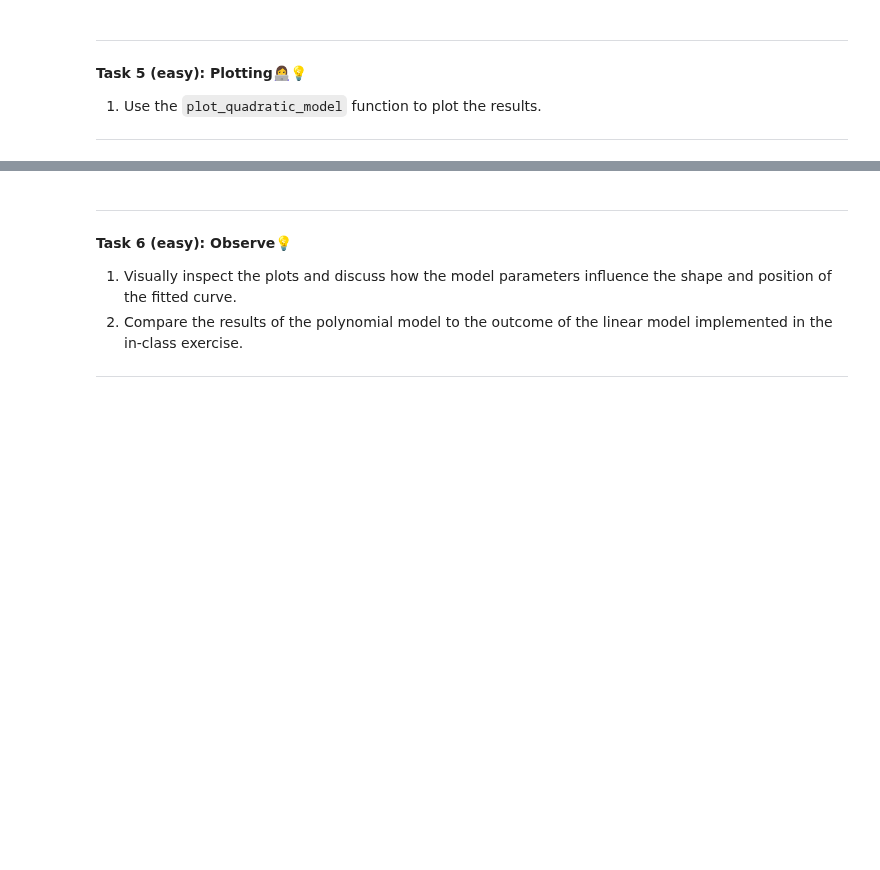
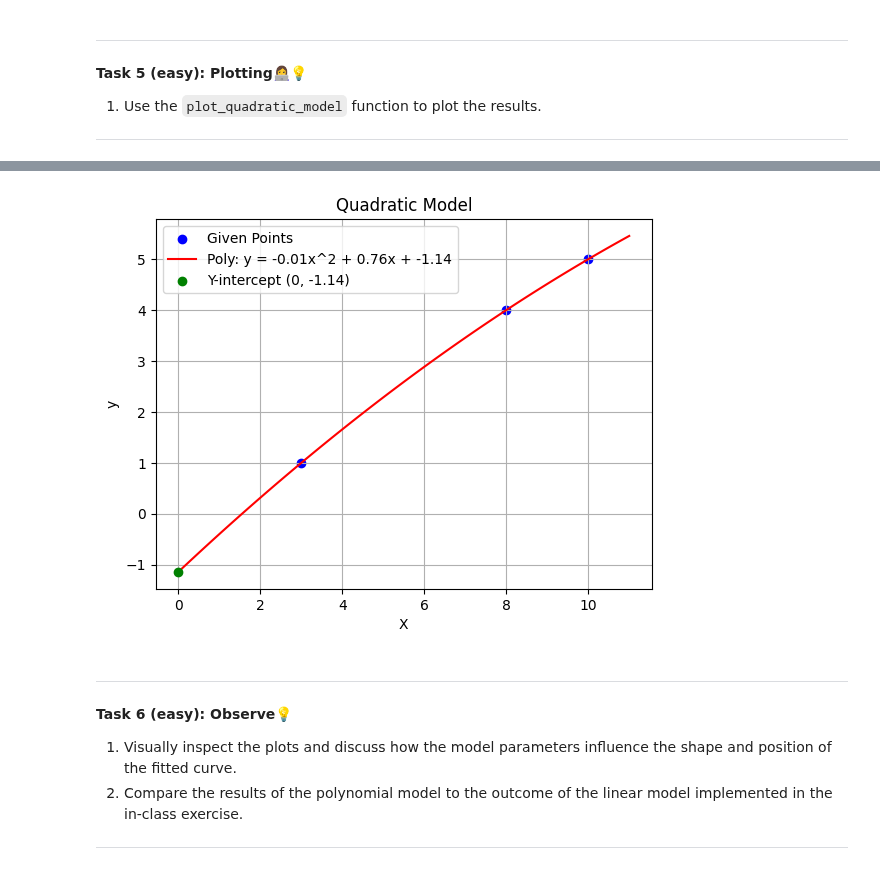
Before and after one commit to Mie-Jonasson/ComputerScienceMasters, a Jupyter notebook: IntroductionToMachineLearning/Exercises/W04/01-polynomials.ipynb, the cells around one changed output, grey strips where cells are left out. Drawn from its saved outputs; the diff is of its cells as text; code cells hidden in the pictures; blank space fills up the shorter version.

```diff
--- a/IntroductionToMachineLearning/Exercises/W04/01-polynomials.ipynb
+++ b/IntroductionToMachineLearning/Exercises/W04/01-polynomials.ipynb
@@ -189,3 +223,7 @@ plot_quadratic_model(X1_quadratic, y1_quadratic, weights1_quadratic)
+# %%
+plot_quadratic_model(X3_quadratic, y3_quadratic, weights3_quadratic)
+# %% [output]
+[figure, added]
 # %% [markdown]
 
 ---
```
Also changed, not shown: parts of 20 cells of this notebook, 6 other files.
